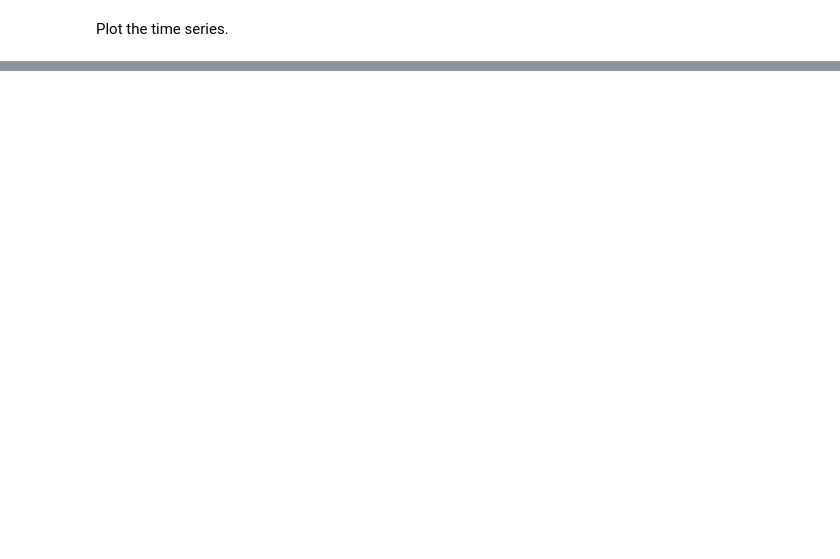
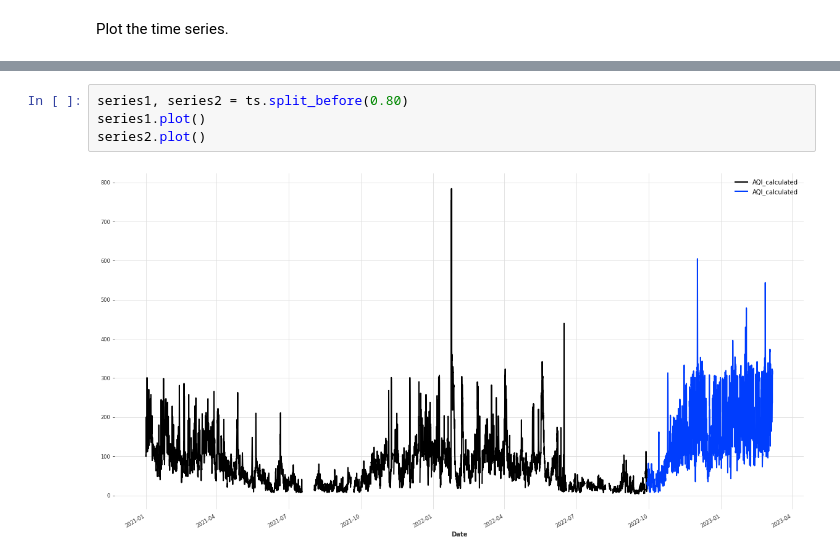
Before and after one commit to OmdenaAI/omdena-mumbai-chapter-air-quality, a Jupyter notebook: src/tasks/task-3-modelling/darts_experiments.ipynb, the cells around one changed output, grey strips where cells are left out. Cells and saved outputs as stored; diff of their text form; blank space fills up the shorter version.

```diff
--- a/src/tasks/task-3-modelling/darts_experiments.ipynb
+++ b/src/tasks/task-3-modelling/darts_experiments.ipynb
@@ -71,0 +143,6 @@ ts.plot()
+# %%
+series1, series2 = ts.split_before(0.80)
+series1.plot()
+series2.plot()
+# %% [output]
+[figure, added]
```
Also changed, not shown: parts of 36 cells of this notebook.
